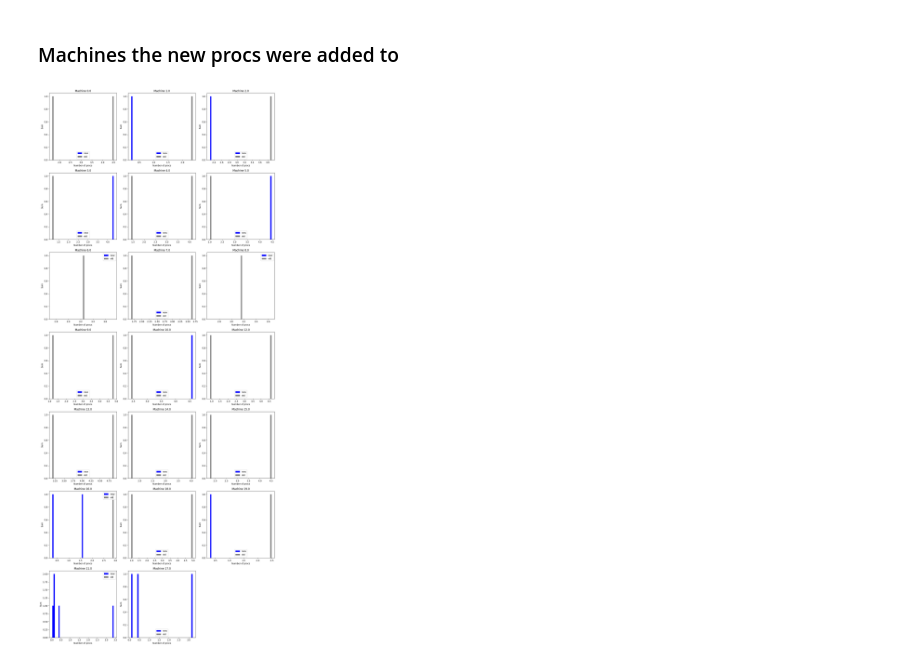
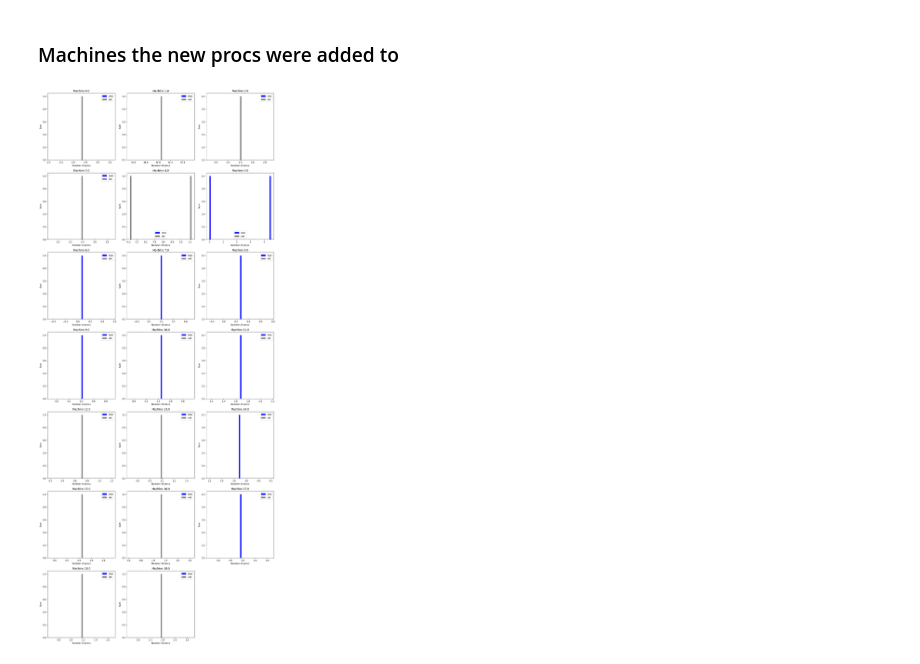
Before and after one commit to hannahmanuela/scheduler-simulator, a Jupyter notebook: results/analyze_output.ipynb, the cells around one changed output. Cells and saved outputs as stored; diff of their text form; code cells hidden in the pictures.

Commit message:
moved back to proportional, added lb flexibility in machines

```diff
--- a/results/analyze_output.ipynb
+++ b/results/analyze_output.ipynb
@@ -9,7 +9,7 @@ from tqdm import tqdm
 # %%
 procs_added = pd.read_csv("procs_added.txt", index_col=None, names=["tick", "machineID", "procType", "sla", "actualComp", "migrated"])
 procs_current = pd.read_csv("procs_current.txt", index_col=None, names=["tick", "machineID", "sla", "actualComp", "compDone"])
-procs_done = pd.read_csv("procs_done.txt", index_col=None, names=["tick", "machineID", "procType", "sla", "ticksPassed", "actualComp", "isLate"])
+procs_done = pd.read_csv("procs_done.txt", index_col=None, names=["tick", "machineID", "procType", "sla", "ticksPassed", "actualComp", "timesReplenished"])
 procs_killed = pd.read_csv("procs_killed.txt", index_col=None, names=["tick", "machineID", "sla", "compDone", "memUsed"])
 
 sched_decisions = pd.read_csv("sched.txt", index_col=None, names=["tick", "machineID", "sla", "compDone", "ticksPassed", "ticksGiven", "done"])
@@ -212,7 +237,7 @@ plt.show()
 # %% [markdown]
 ## Procs being added
 # %%
-tick = 37
+tick = 35
 # %%
 # CDF of all procs added (NOTE this includes all procs that are being recycled because they were killed)
 cdf=pd.DataFrame()
@@ -304,29 +298,0 @@ tick
-# %%
-# histogram of all the procs currenlty on each machine -- and the ones being added
-unique_ids = procs_tick_current['machineID'].unique()
-num_plots = len(unique_ids)
-num_cols = 3  # Adjust as needed
-num_rows = -(-num_plots // num_cols)  # Ceiling division
-fig, axes = plt.subplots(num_rows, num_cols, figsize=(15, 5*num_rows))
-if num_rows > 1 and num_cols > 1:
-    axes = axes.flatten()
-
-# Plot each id's data
-for i, id_ in enumerate(unique_ids):
-    ax = axes[i]
-    curr_procs = procs_tick_current.where((procs_tick_current['machineID']==id_)).dropna()
-    # this is for if we want to use the buckets that I use in the code to determine where to put procs
-    # base_vals = pd.DataFrame()
-    # base_vals['base'] = np.power(2, np.floor(np.log(slas['sla'])/np.log(2))).reset_index(drop=True)
-
-    ax.hist(curr_procs['diffToSla'], bins=50, color='skyblue', edgecolor='black')
-    ax.set_title(f'Machine {id_}')
-    ax.set_xlabel('Diff to SLA')
-    ax.set_ylabel('Number of Procs')
-
-# If there are unused subplots, hide them
-for i in range(len(unique_ids), num_rows * num_cols):
-    axes[i].axis('off')
-
-plt.tight_layout()
-plt.show()
@@ -344,6 +308,7 @@ total_procs['isNew'] = total_procs['compDone'].isna()
 total_procs = total_procs.drop('compDone', axis=1)
 # %%
 # CDFs of all the procs currently on each machine (looking at diffToSLA)
+total_procs = total_procs.sort_values('machineID')
 unique_ids = total_procs['machineID'].unique()
 
 # Set up subplots
@@ -354,31 +319,31 @@ num_rows = -(-num_plots // num_cols)  # Ceiling division
 fig, axes = plt.subplots(num_rows, num_cols, figsize=(15, 5*num_rows))
 if num_rows > 1 and num_cols > 1:
     axes = axes.flatten()
 
 # Plot each machine's data
 for i, id_ in enumerate(unique_ids):
     ax = axes[i]
     all_procs = total_procs.where((total_procs['machineID']==id_)).dropna().reset_index(drop=True)
 
     new_data = all_procs.where((all_procs['isNew']==True)).dropna().reset_index(drop=True)
     old_data = all_procs.where((all_procs['isNew']==False)).dropna().reset_index(drop=True)
 
     # Plotting
     ax.hist([new_data["diffToSla"], old_data["diffToSla"]],
             bins=50, stacked=True,
             color=['blue', 'gray'],
             label=['new', 'old'])
 
     ax.set_title(f'Machine {id_}')
     ax.set_xlabel('Number of procs')
     ax.set_ylabel('Sum')
     ax.legend(prop={'size': 10})
 
 # If there are unused subplots, hide them
 for i in range(len(unique_ids), num_rows * num_cols):
     axes[i].axis('off')
 
 plt.tight_layout()
 plt.show()
 # %% [output]
-[figure, old version]
+[figure, new version]
```
Also changed, not shown: parts of 17 cells of this notebook, 4 other files.
